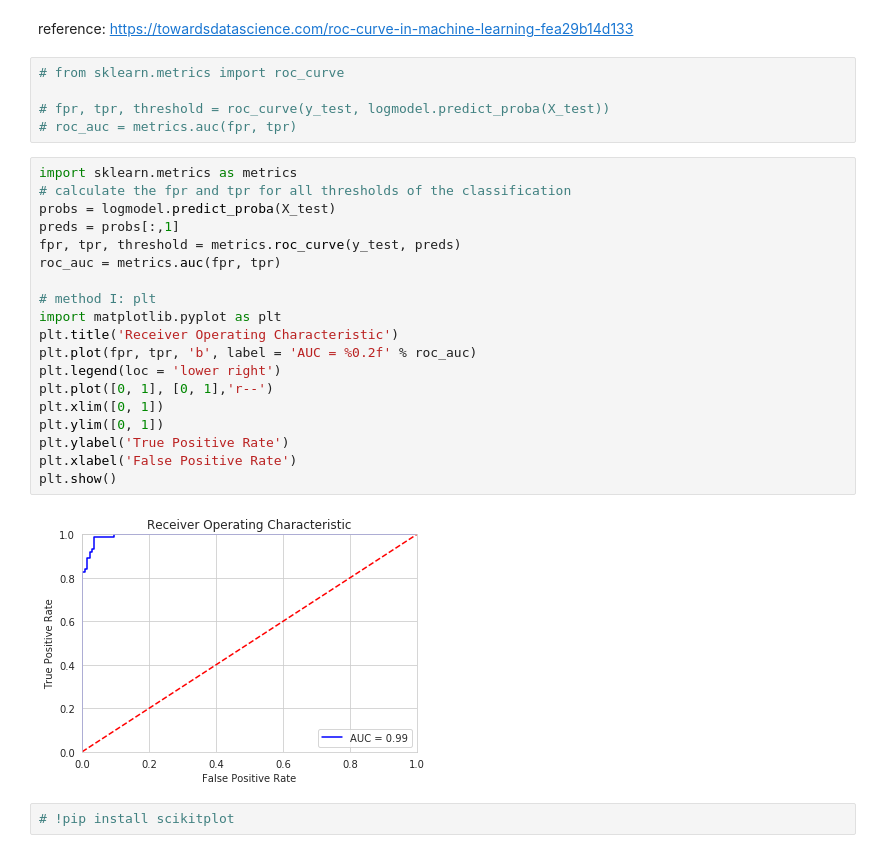
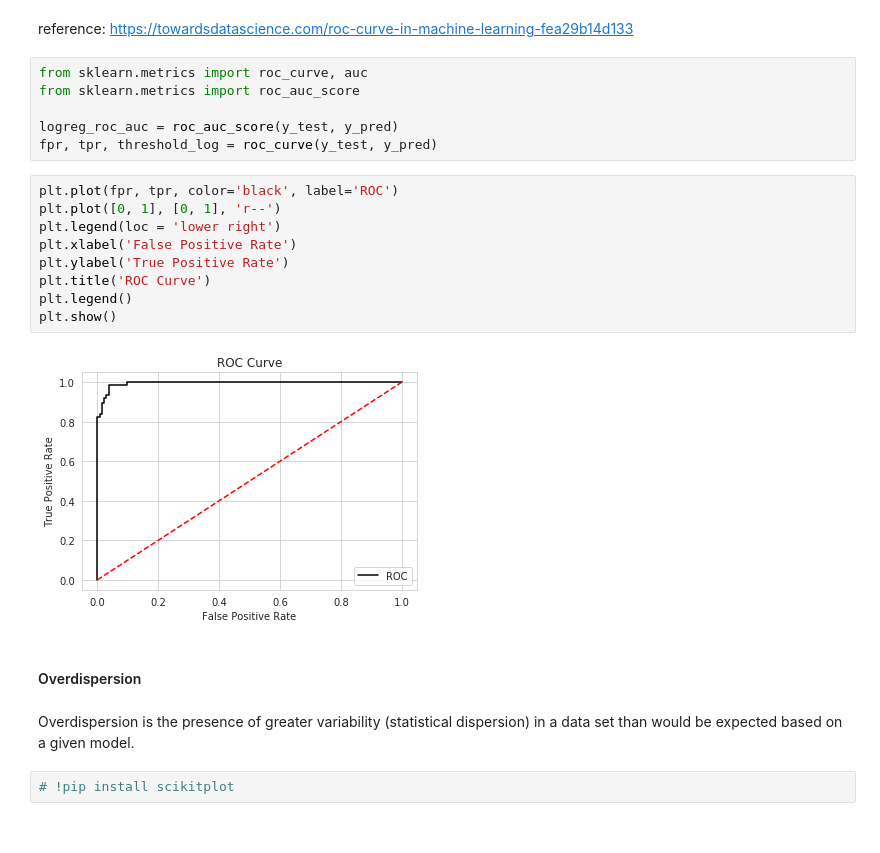
Before and after one commit to MphoKhotleng/Logistic_Regression, a Jupyter notebook: predict_breast_cancer/predict_breast_cancer.ipynb, the cells around one changed output. Saved outputs shown, nothing was run; the diff lists cells and outputs as text.

```diff
--- a/predict_breast_cancer/predict_breast_cancer.ipynb
+++ b/predict_breast_cancer/predict_breast_cancer.ipynb
@@ -237,32 +237,27 @@ A Receiver Operator Characteristic (ROC) curve is a graphical plot used to show
 "It is nothing but a graph displaying the performance of a classification model. It is a very popular method to measure the accuracy of a classification model"
 # %% [markdown]
 reference: https://towardsdatascience.com/roc-curve-in-machine-learning-fea29b14d133
-# %%
-# from sklearn.metrics import roc_curve
-
-# fpr, tpr, threshold = roc_curve(y_test, logmodel.predict_proba(X_test))
-# roc_auc = metrics.auc(fpr, tpr)
-# %%
-import sklearn.metrics as metrics
-# calculate the fpr and tpr for all thresholds of the classification
-probs = logmodel.predict_proba(X_test)
-preds = probs[:,1]
-fpr, tpr, threshold = metrics.roc_curve(y_test, preds)
-roc_auc = metrics.auc(fpr, tpr)
-
-# method I: plt
-import matplotlib.pyplot as plt
-plt.title('Receiver Operating Characteristic')
-plt.plot(fpr, tpr, 'b', label = 'AUC = %0.2f' % roc_auc)
-plt.legend(loc = 'lower right')
-plt.plot([0, 1], [0, 1],'r--')
-plt.xlim([0, 1])
-plt.ylim([0, 1])
-plt.ylabel('True Positive Rate')
-plt.xlabel('False Positive Rate')
-plt.show()
-# %% [output]
-[figure, removed]
+# %%
+from sklearn.metrics import roc_curve, auc
+from sklearn.metrics import roc_auc_score
+
+logreg_roc_auc = roc_auc_score(y_test, y_pred)
+fpr, tpr, threshold_log = roc_curve(y_test, y_pred)
+# %%
+plt.plot(fpr, tpr, color='black', label='ROC')
+plt.plot([0, 1], [0, 1], 'r--')
+plt.legend(loc = 'lower right')
+plt.xlabel('False Positive Rate')
+plt.ylabel('True Positive Rate')
+plt.title('ROC Curve')
+plt.legend()
+plt.show()
+# %% [output]
+[figure, added]
+# %% [markdown]
+#### Overdispersion
+# %% [markdown]
+Overdispersion is the presence of greater variability (statistical dispersion) in a data set than would be expected based on a given model.
 # %%
 # !pip install scikitplot
 # %%
```
Also changed, not shown: parts of 4 cells of this notebook.
